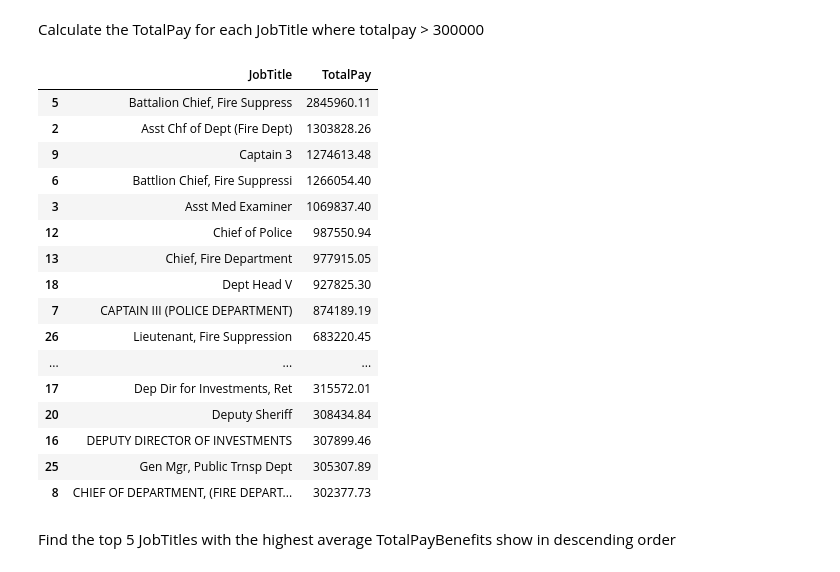
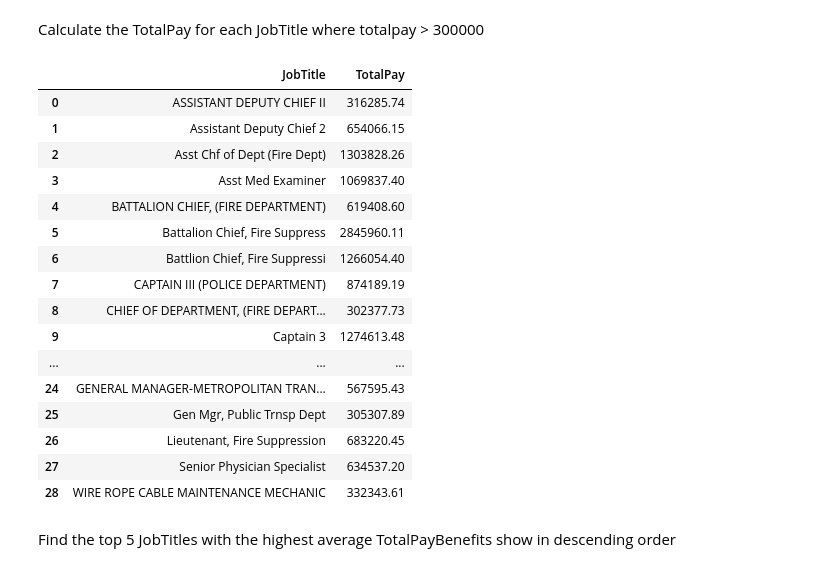
Before and after one commit to Wajeeha22-batool/Data-Analytics-Assignments, a Jupyter notebook: Salaries Assignment 13.ipynb, the cells around one changed output. Saved outputs shown, nothing was run; the diff lists cells and outputs as text; code cells hidden in the pictures.

```diff
--- a/Salaries Assignment 13.ipynb
+++ b/Salaries Assignment 13.ipynb
@@ -165,25 +153,25 @@ df[df["OvertimePay"] == 0][["EmployeeName", "OvertimePay"]]
 # %% [markdown]
 Calculate the TotalPay for each JobTitle where totalpay > 300000
 # %%
-df[df["TotalPay"] > 300000].groupby("JobTitle")["TotalPay"].sum().reset_index().sort_values("TotalPay", ascending=False)
+df[df["TotalPay"] > 300000].groupby("JobTitle")["TotalPay"].sum().reset_index()
 # %% [output]
 |  | JobTitle | TotalPay |
+| 0 | ASSISTANT DEPUTY CHIEF II | 316285.74 |
+| 1 | Assistant Deputy Chief 2 | 654066.15 |
+| 2 | Asst Chf of Dept (Fire Dept) | 1303828.26 |
+| 3 | Asst Med Examiner | 1069837.40 |
+| 4 | BATTALION CHIEF, (FIRE DEPARTMENT) | 619408.60 |
 | 5 | Battalion Chief, Fire Suppress | 2845960.11 |
-| 2 | Asst Chf of Dept (Fire Dept) | 1303828.26 |
+| 6 | Battlion Chief, Fire Suppressi | 1266054.40 |
+| 7 | CAPTAIN III (POLICE DEPARTMENT) | 874189.19 |
+| 8 | CHIEF OF DEPARTMENT, (FIRE DEPART... | 302377.73 |
 | 9 | Captain 3 | 1274613.48 |
-| 6 | Battlion Chief, Fire Suppressi | 1266054.40 |
-| 3 | Asst Med Examiner | 1069837.40 |
-| 12 | Chief of Police | 987550.94 |
-| 13 | Chief, Fire Department | 977915.05 |
-| 18 | Dept Head V | 927825.30 |
-| 7 | CAPTAIN III (POLICE DEPARTMENT) | 874189.19 |
+| ... | ... | ... |
+| 24 | GENERAL MANAGER-METROPOLITAN TRAN... | 567595.43 |
+| 25 | Gen Mgr, Public Trnsp Dept | 305307.89 |
 | 26 | Lieutenant, Fire Suppression | 683220.45 |
-| ... | ... | ... |
-| 17 | Dep Dir for Investments, Ret | 315572.01 |
-| 20 | Deputy Sheriff | 308434.84 |
-| 16 | DEPUTY DIRECTOR OF INVESTMENTS | 307899.46 |
-| 25 | Gen Mgr, Public Trnsp Dept | 305307.89 |
-| 8 | CHIEF OF DEPARTMENT, (FIRE DEPART... | 302377.73 |
+| 27 | Senior Physician Specialist | 634537.20 |
+| 28 | WIRE ROPE CABLE MAINTENANCE MECHANIC | 332343.61 |
 # %% [markdown]
 Find the top 5 JobTitles with the highest average TotalPayBenefits show in descending order
 # %%
```
Also changed, not shown: parts of 2 cells of this notebook.
